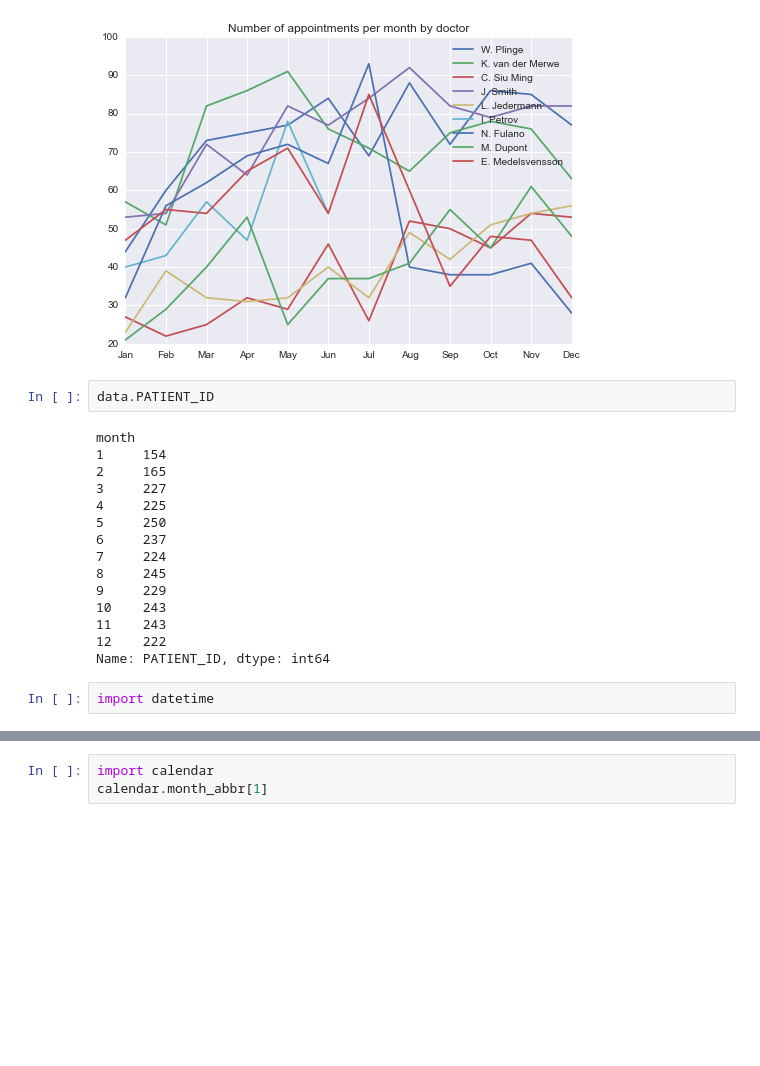
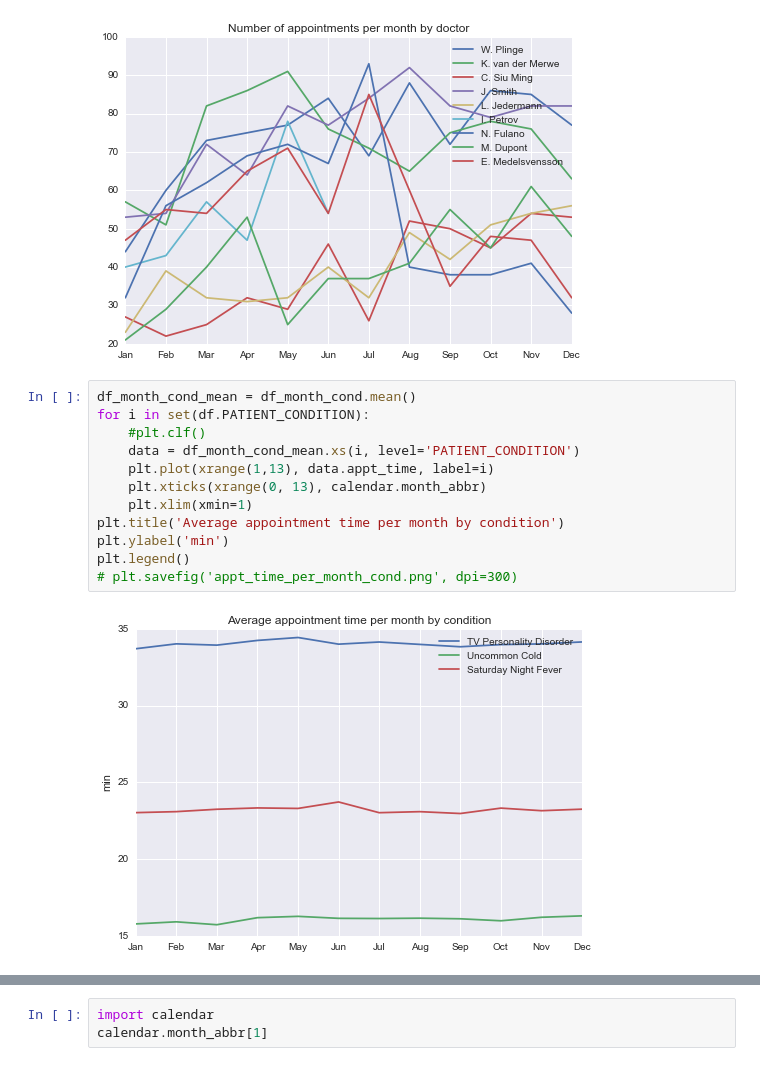
Before and after one commit to gautsi/pmareport, a Jupyter notebook: notebooks/pma.ipynb, the cells around one changed output, grey strips where cells are left out. Saved outputs shown, nothing was run; the diff lists cells and outputs as text; blank space fills up the shorter version.

```diff
--- a/notebooks/pma.ipynb
+++ b/notebooks/pma.ipynb
@@ -75,22 +88,17 @@ plt.legend()
 plt.savefig('appts_per_month_doc.png', dpi=300)
 # %% [output]
 [figure]
-# %%
-data.PATIENT_ID
-# %% [output]
-month
-1     154
-2     165
-3     227
-4     225
-5     250
-6     237
-7     224
-8     245
-9     229
-10    243
-11    243
-12    222
-Name: PATIENT_ID, dtype: int64
-# %%
-import datetime
+# %%
+df_month_cond_mean = df_month_cond.mean()
+for i in set(df.PATIENT_CONDITION):
+    #plt.clf()
+    data = df_month_cond_mean.xs(i, level='PATIENT_CONDITION')
+    plt.plot(xrange(1,13), data.appt_time, label=i)
+    plt.xticks(xrange(0, 13), calendar.month_abbr)
+    plt.xlim(xmin=1)
+plt.title('Average appointment time per month by condition')
+plt.ylabel('min')
+plt.legend()
+# plt.savefig('appt_time_per_month_cond.png', dpi=300)
+# %% [output]
+[figure, added]
```
Also changed, not shown: parts of 28 cells of this notebook, 1 other file.
